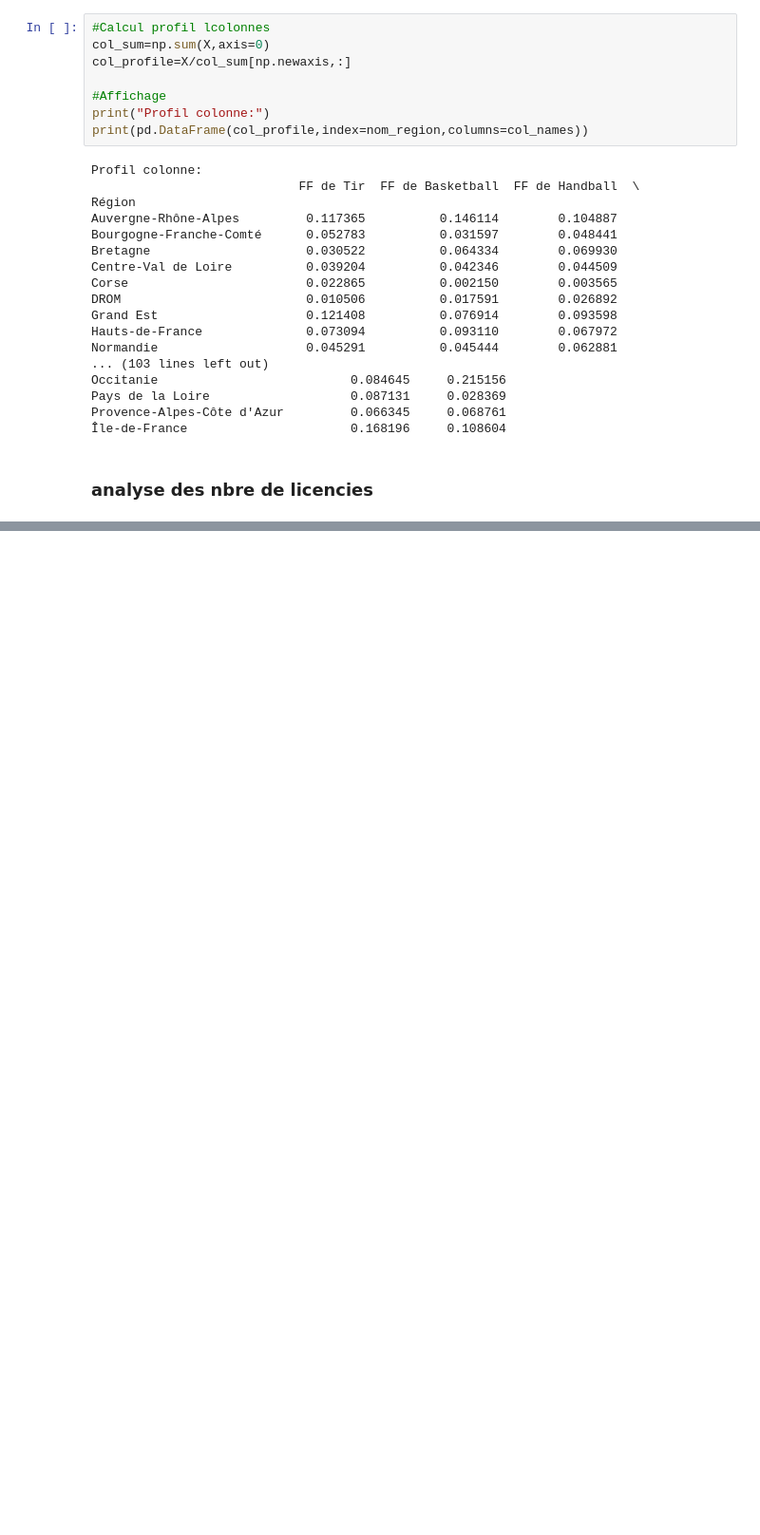
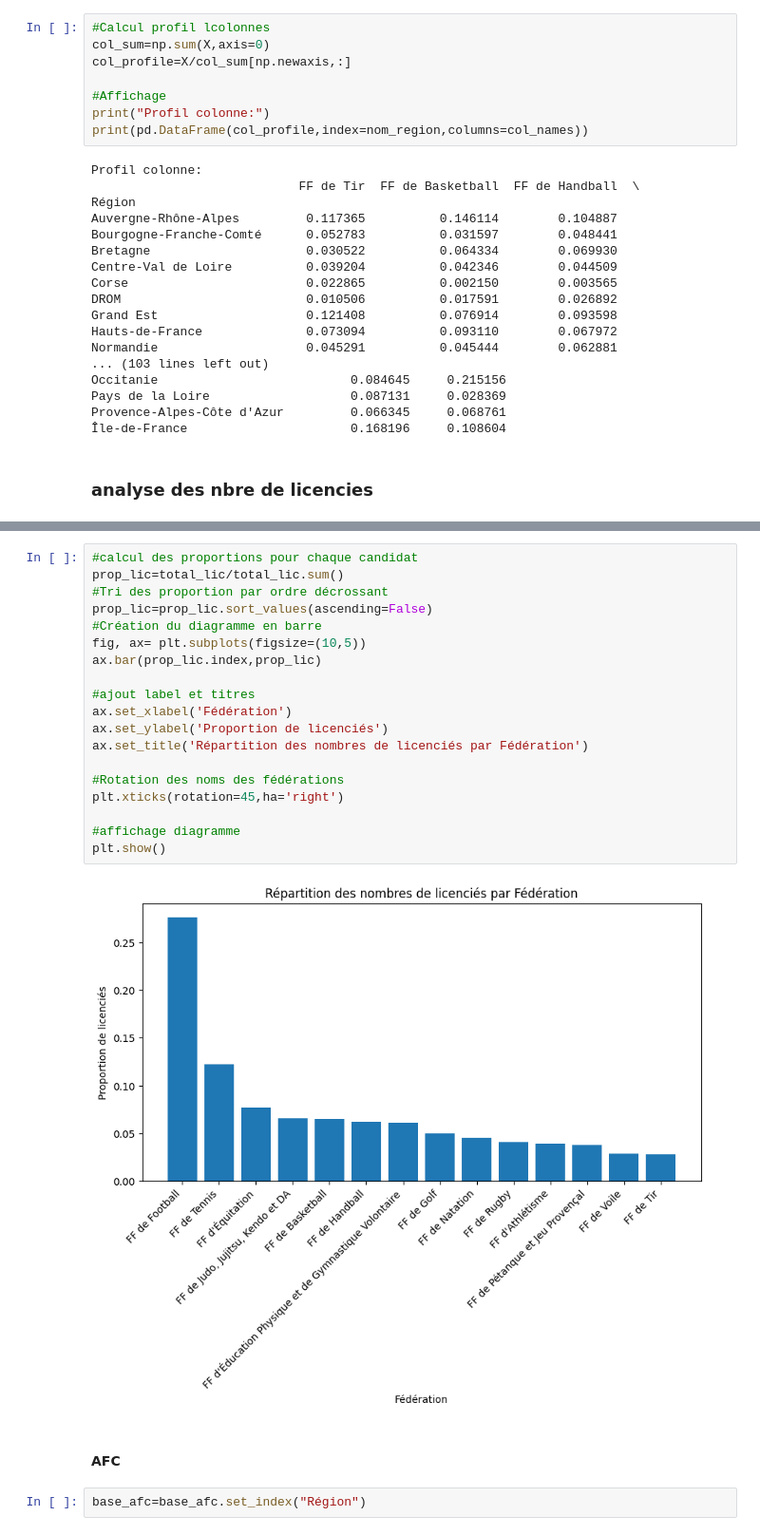
Before and after one commit to paulrsnn/projet-python, a Jupyter notebook: regionales.ipynb, the cells around one changed output, grey strips where cells are left out. Shown at 95% size. Cells and saved outputs as stored; diff of their text form; blank space fills up the shorter version.

```diff
--- a/regionales.ipynb
+++ b/regionales.ipynb
@@ -268,0 +299,25 @@ ax.bar(prop_lic.index,prop_lic)
+# %%
+#calcul des proportions pour chaque candidat
+prop_lic=total_lic/total_lic.sum()
+#Tri des proportion par ordre décrossant
+prop_lic=prop_lic.sort_values(ascending=False)
+#Création du diagramme en barre
+fig, ax= plt.subplots(figsize=(10,5))
+ax.bar(prop_lic.index,prop_lic)
+
+#ajout label et titres
+ax.set_xlabel('Fédération')
+ax.set_ylabel('Proportion de licenciés')
+ax.set_title('Répartition des nombres de licenciés par Fédération')
+
+#Rotation des noms des fédérations
+plt.xticks(rotation=45,ha='right')
+
+#affichage diagramme
+plt.show()
+# %% [output]
+[figure, added]
+# %% [markdown]
+#### AFC
+# %%
+base_afc=base_afc.set_index("Région")
```
Also changed, not shown: parts of 24 cells of this notebook.
